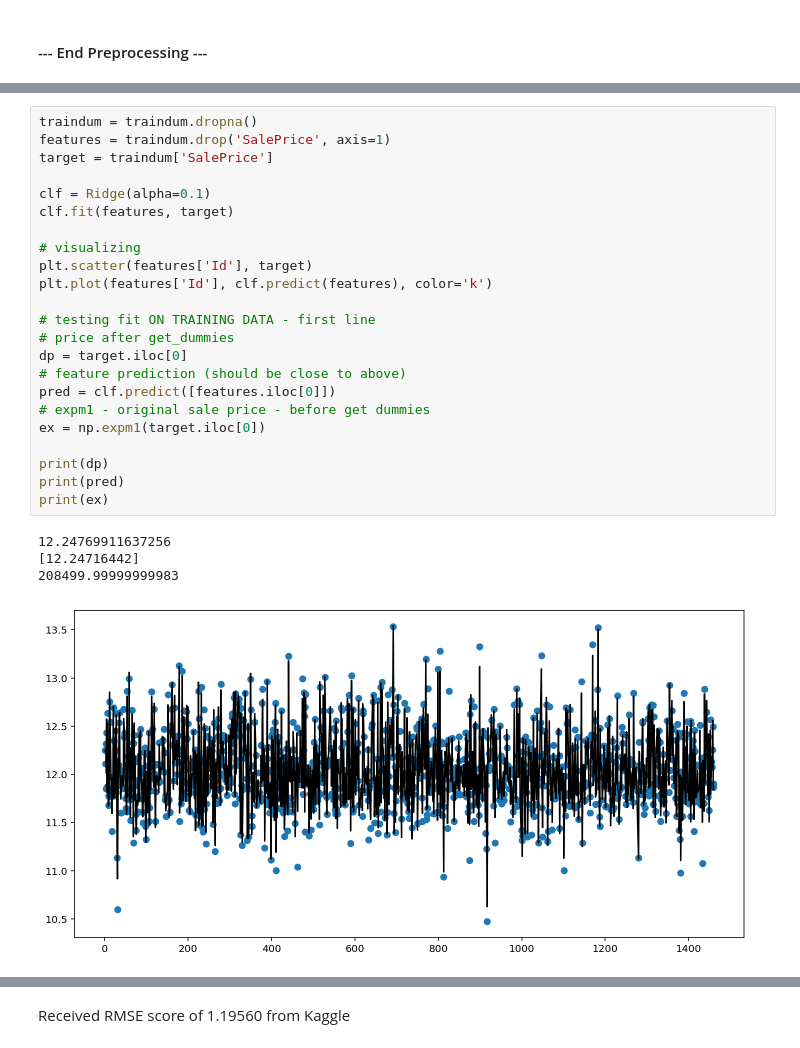
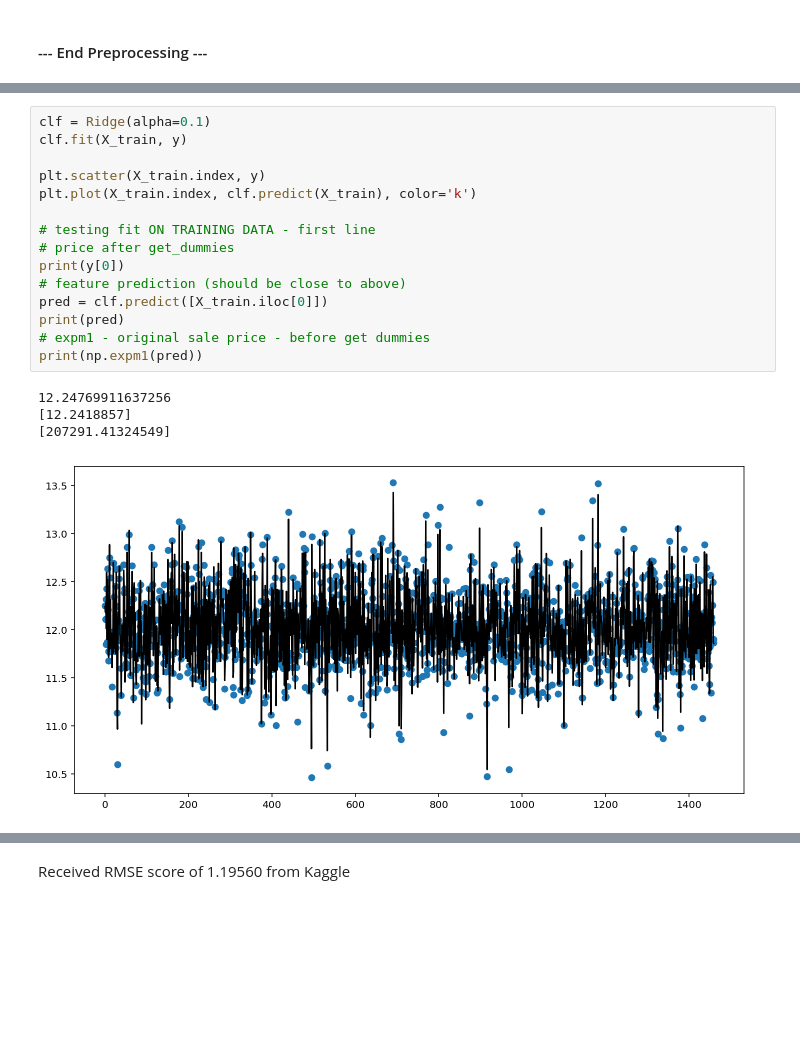
Before and after one commit to mxviteri/bds_hm1, a Jupyter notebook: hw3/HW3.ipynb, the cells around one changed output, grey strips where cells are left out. Cells and saved outputs as stored; diff of their text form; blank space fills up the shorter version.

```diff
--- a/hw3/HW3.ipynb
+++ b/hw3/HW3.ipynb
@@ -288,29 +286,21 @@ display(testdum.head())
 # %%
-traindum = traindum.dropna()
-features = traindum.drop('SalePrice', axis=1)
-target = traindum['SalePrice']
+clf = Ridge(alpha=0.1)
+clf.fit(X_train, y)
 
-clf = Ridge(alpha=0.1)
-clf.fit(features, target)
-
-# visualizing
-plt.scatter(features['Id'], target)
-plt.plot(features['Id'], clf.predict(features), color='k')
+plt.scatter(X_train.index, y)
+plt.plot(X_train.index, clf.predict(X_train), color='k')
 
 # testing fit ON TRAINING DATA - first line
 # price after get_dummies
-dp = target.iloc[0]
+print(y[0])
 # feature prediction (should be close to above)
-pred = clf.predict([features.iloc[0]])
+pred = clf.predict([X_train.iloc[0]])
+print(pred)
 # expm1 - original sale price - before get dummies
-ex = np.expm1(target.iloc[0])
-
-print(dp)
-print(pred)
-print(ex)
+print(np.expm1(pred))
 # %% [output]
 12.24769911637256
-[12.24716442]
-208499.99999999983
+[12.2418857]
+[207291.41324549]
-[figure, old version]
+[figure, new version]
 # %%
```
Also changed, not shown: parts of 9 cells of this notebook, 2 other files.
